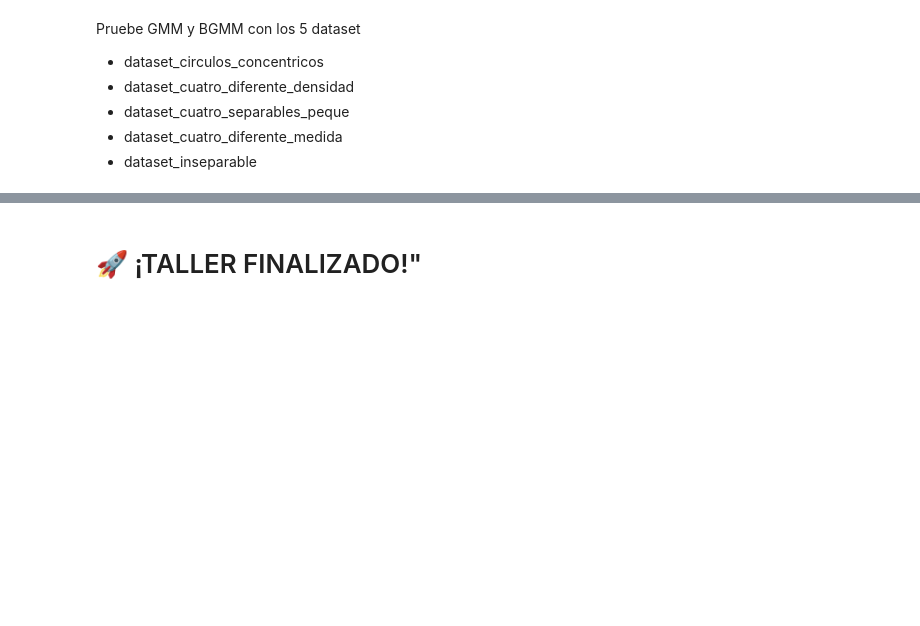
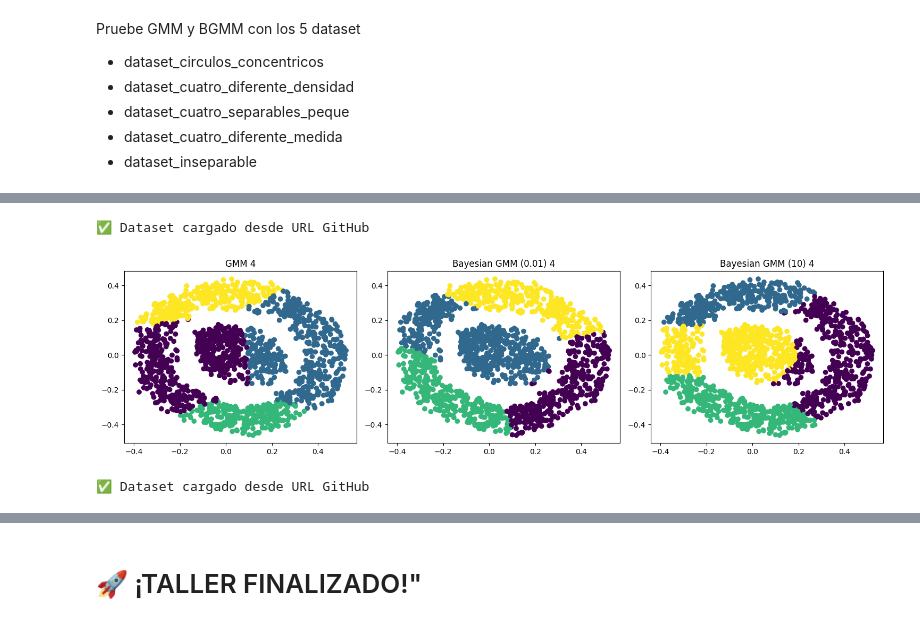
Before and after one commit to SandraNavarrete-docente/aprendizaje-automatico-252601, a Jupyter notebook: 04-MODELOS-NO-SUPERVISADOS/4_7_Métodos_de_clustering_basado_en_modelos_probabilisticos.ipynb, the cells around one changed output, grey strips where cells are left out. Drawn from its saved outputs; the diff is of its cells as text; code cells hidden in the pictures; blank space fills up the shorter version.

```diff
--- a/04-MODELOS-NO-SUPERVISADOS/4_7_Métodos_de_clustering_basado_en_modelos_probabilisticos.ipynb
+++ b/04-MODELOS-NO-SUPERVISADOS/4_7_Métodos_de_clustering_basado_en_modelos_probabilisticos.ipynb
@@ -322,0 +398,18 @@ plt.show()
+# %%
+D =cargar_dataset("dataset_circulos_concentricos.xlsx")
+D = D[ np.random.choice(np.arange(D.shape[0]), D.shape[0], replace=False) ,:]
+Dx = D[:,1:3]
+Dy = D[:,3]
+# %% [output]
+✅ Dataset cargado desde URL GitHub
+# %%
+graficar(4)
+# %% [output]
+[figure, added]
+# %%
+D =cargar_dataset("dataset_cuatro_diferente_densidad.xlsx")
+D = D[ np.random.choice(np.arange(D.shape[0]), D.shape[0], replace=False) ,:]
+Dx = D[:,0:2]
+Dy = D[:,2]
+# %% [output]
+✅ Dataset cargado desde URL GitHub
```
Also changed, not shown: parts of 23 cells of this notebook.
